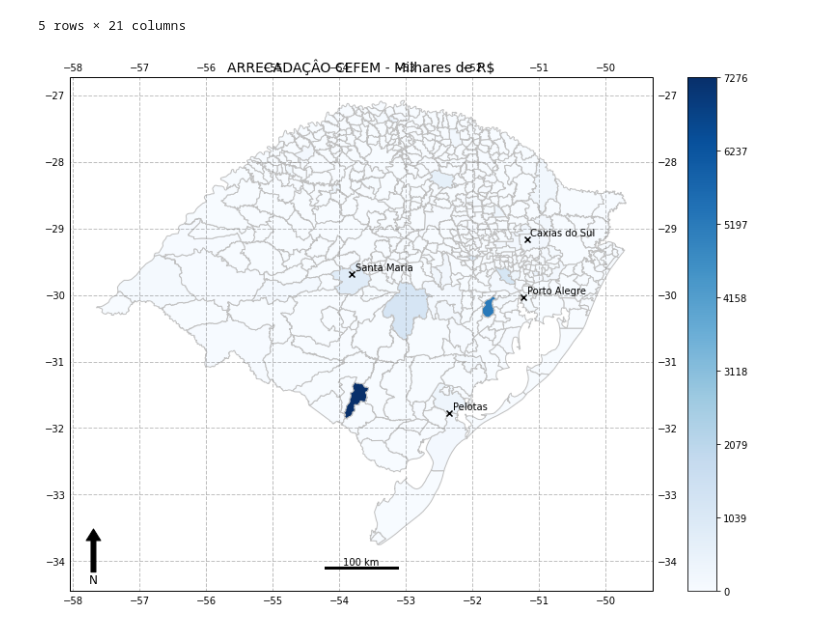
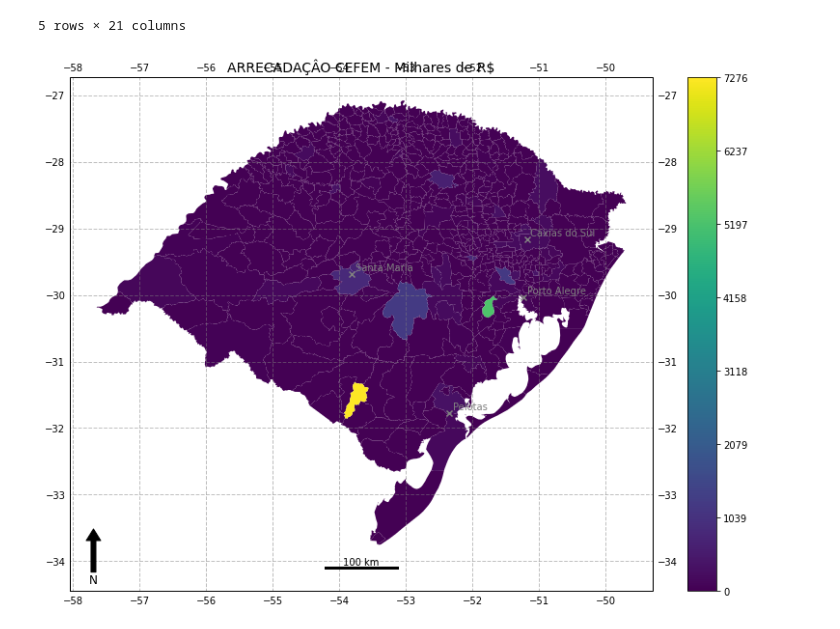
Before and after one commit to robertorolo/Mapas-minera-RS, a Jupyter notebook: arrecadacao geral.ipynb, the cells around one changed output. Saved outputs shown, nothing was run; the diff lists cells and outputs as text; code cells hidden in the pictures.

```diff
--- a/arrecadacao geral.ipynb
+++ b/arrecadacao geral.ipynb
@@ -121,33 +121,35 @@ def plot_municipios(municipios, lista_municipio, ax, c='black', delta=0.05):
 # %%
 from mpl_toolkits.axes_grid1 import make_axes_locatable
 from matplotlib import colors, cm
 
+colorscale = 'viridis'
+
 fig, ax = plt.subplots(figsize=(12,12), subplot_kw={'projection': ccrs.PlateCarree()})
-municipios.plot(ax=ax, column='arrecadacao', edgecolor='silver', legend=False, cmap='Blues')
+municipios.plot(ax=ax, column='arrecadacao', edgecolor=None, legend=False, cmap=colorscale)
 
 divider = make_axes_locatable(ax)
 ax_cb = divider.new_horizontal(size="5%", pad=0.5, axes_class=plt.Axes)
 vmax = municipios['arrecadacao'].values.max()
 vmin = municipios['arrecadacao'].values.min()
 norm = matplotlib.colors.Normalize(vmin=vmin,vmax=vmax)
 #cmap = cm.get_cmap('Blues', 7)
-mappable = plt.cm.ScalarMappable(cmap='Blues', norm=norm)
+mappable = plt.cm.ScalarMappable(cmap=colorscale, norm=norm)
 fig.add_axes(ax_cb)
 cbar = fig.colorbar(mappable, cax=ax_cb, ticks=np.linspace(0,vmax,8))
 
 gl = ax.gridlines(crs=ccrs.PlateCarree(), draw_labels=True, linewidth=1, color='gray', alpha=0.5, linestyle='--')
 
 x, y, arrow_length = 0.04, 0.12, 0.1
 ax.annotate('N', xy=(x, y), xytext=(x, y-arrow_length),
 arrowprops=dict(facecolor='black', width=5, headwidth=15),
 ha='center', va='center', fontsize=12,
 xycoords=ax.transAxes)
 
 scale_bar(ax, 100, location=(0.5,0.01))
 
-plot_municipios(municipios, lista_municipio, ax, c='black', delta=0.05)
+plot_municipios(municipios, lista_municipio, ax, c='gray', delta=0.05)
 
 ax.set_title('ARRECADAÇÂO CEFEM - Milhares de R$', loc='center', fontsize='14')
 plt.savefig('imagens/arrecadacao.png', bbox_inches='tight', facecolor='white', dpi = 300, bbox_extra_artists=([ax]))
 # %% [output]
-[figure, old version]
+[figure, new version]
```
